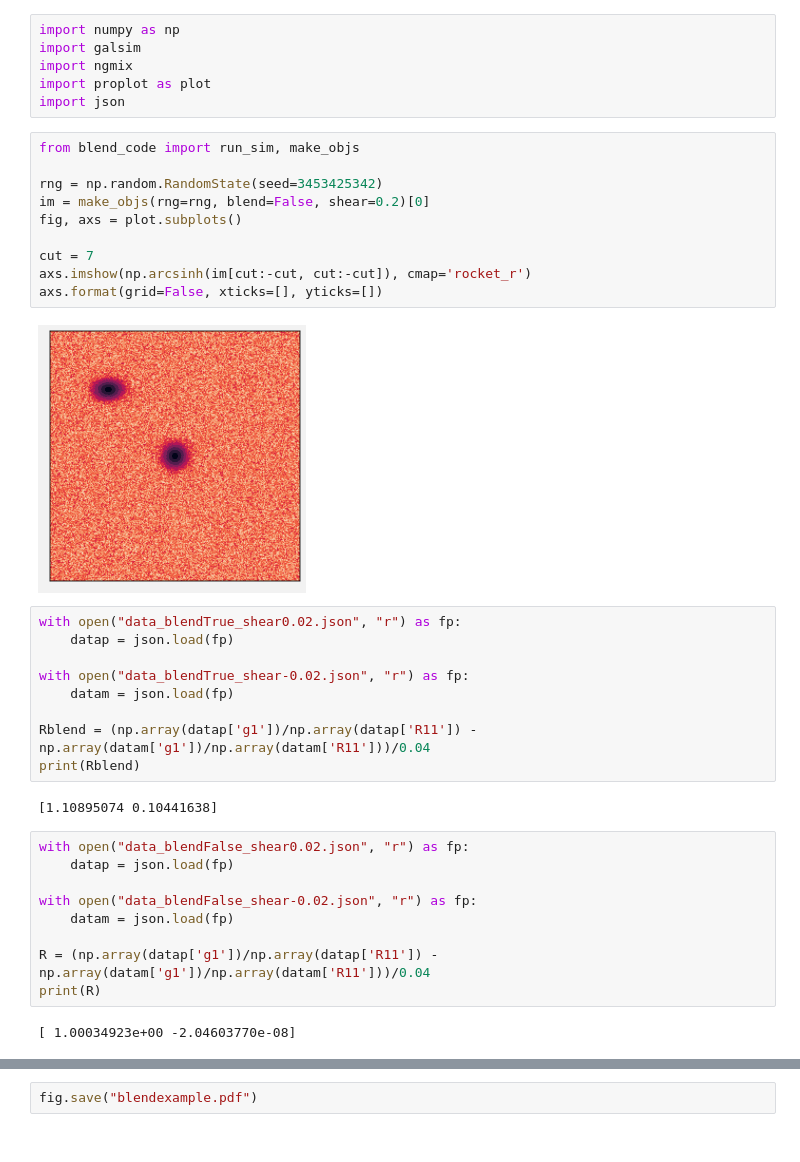
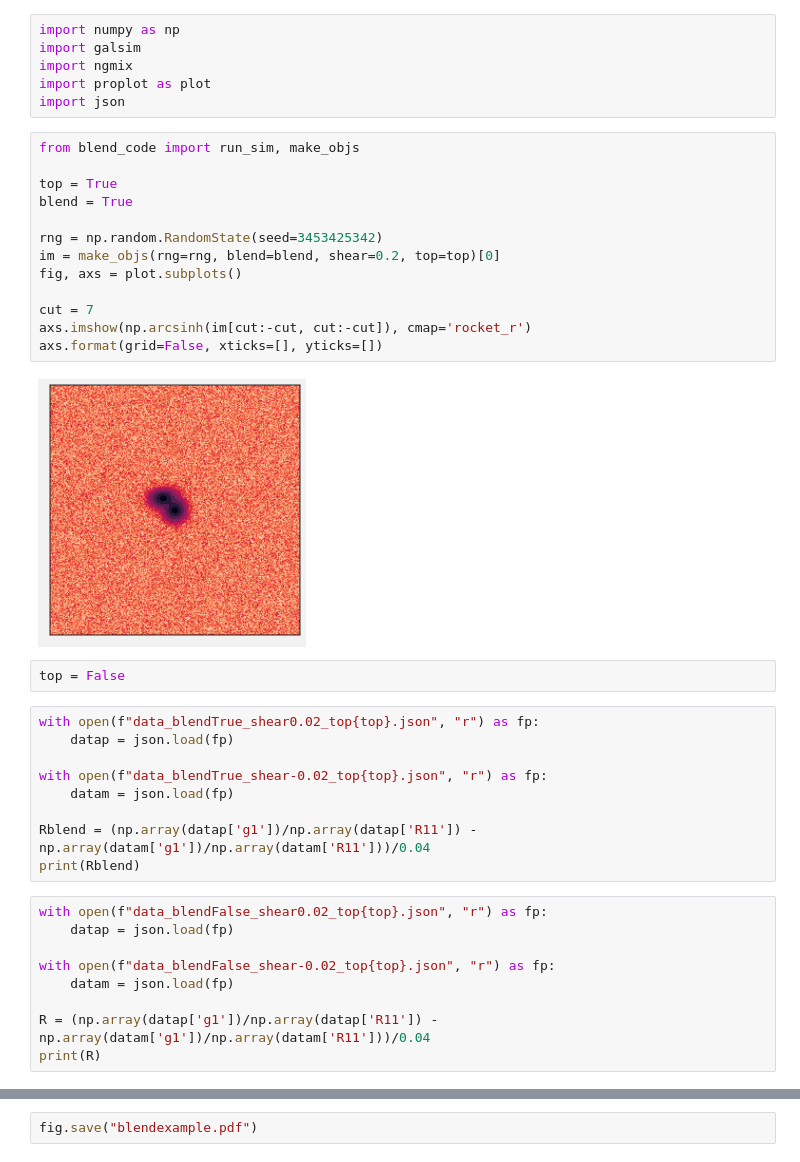
Before and after one commit to beckermr/misc, a Jupyter notebook: work/blend_response/blend_response.ipynb, the cells around one changed output, grey strips where cells are left out. Cells and saved outputs as stored; diff of their text form.

```diff
--- a/work/blend_response/blend_response.ipynb
+++ b/work/blend_response/blend_response.ipynb
@@ -7,37 +7,38 @@ import json
 # %%
 from blend_code import run_sim, make_objs
 
+top = True
+blend = True
+
 rng = np.random.RandomState(seed=3453425342)
-im = make_objs(rng=rng, blend=False, shear=0.2)[0]
+im = make_objs(rng=rng, blend=blend, shear=0.2, top=top)[0]
 fig, axs = plot.subplots()
 
 cut = 7
 axs.imshow(np.arcsinh(im[cut:-cut, cut:-cut]), cmap='rocket_r')
 axs.format(grid=False, xticks=[], yticks=[])
 # %% [output]
-[figure, old version]
+[figure, new version]
+# %%
+top = False
 # %%
-with open("data_blendTrue_shear0.02.json", "r") as fp:
+with open(f"data_blendTrue_shear0.02_top{top}.json", "r") as fp:
     datap = json.load(fp)
 
-with open("data_blendTrue_shear-0.02.json", "r") as fp:
+with open(f"data_blendTrue_shear-0.02_top{top}.json", "r") as fp:
     datam = json.load(fp)
 
 Rblend = (np.array(datap['g1'])/np.array(datap['R11']) - np.array(datam['g1'])/np.array(datam['R11']))/0.04
 print(Rblend)
-# %% [output]
-[1.10895074 0.10441638]
 # %%
-with open("data_blendFalse_shear0.02.json", "r") as fp:
+with open(f"data_blendFalse_shear0.02_top{top}.json", "r") as fp:
     datap = json.load(fp)
 
-with open("data_blendFalse_shear-0.02.json", "r") as fp:
+with open(f"data_blendFalse_shear-0.02_top{top}.json", "r") as fp:
     datam = json.load(fp)
 
 R = (np.array(datap['g1'])/np.array(datap['R11']) - np.array(datam['g1'])/np.array(datam['R11']))/0.04
 print(R)
-# %% [output]
-[ 1.00034923e+00 -2.04603770e-08]
 # %%
 plot.rc.style = 'seaborn-talk'
 
```
Also changed, not shown: parts of 1 cell of this notebook, 1 other file.
